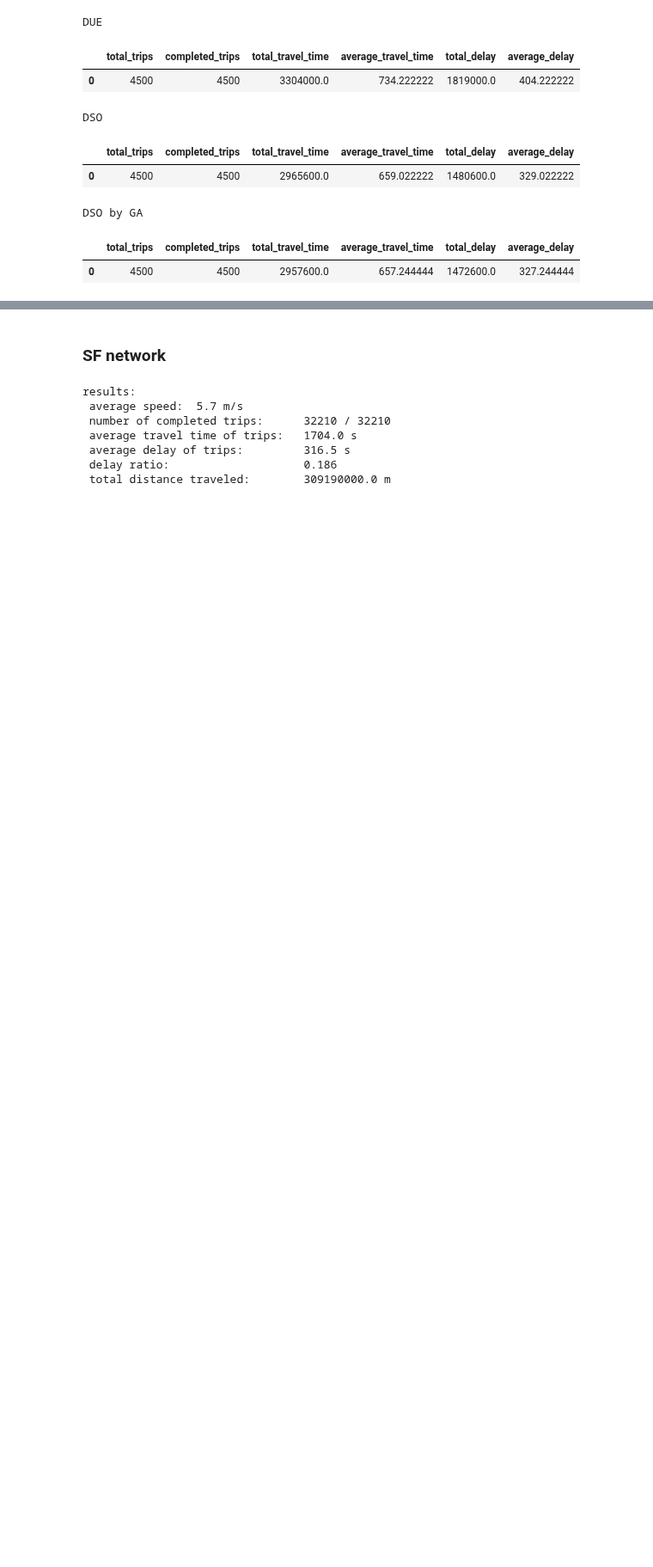
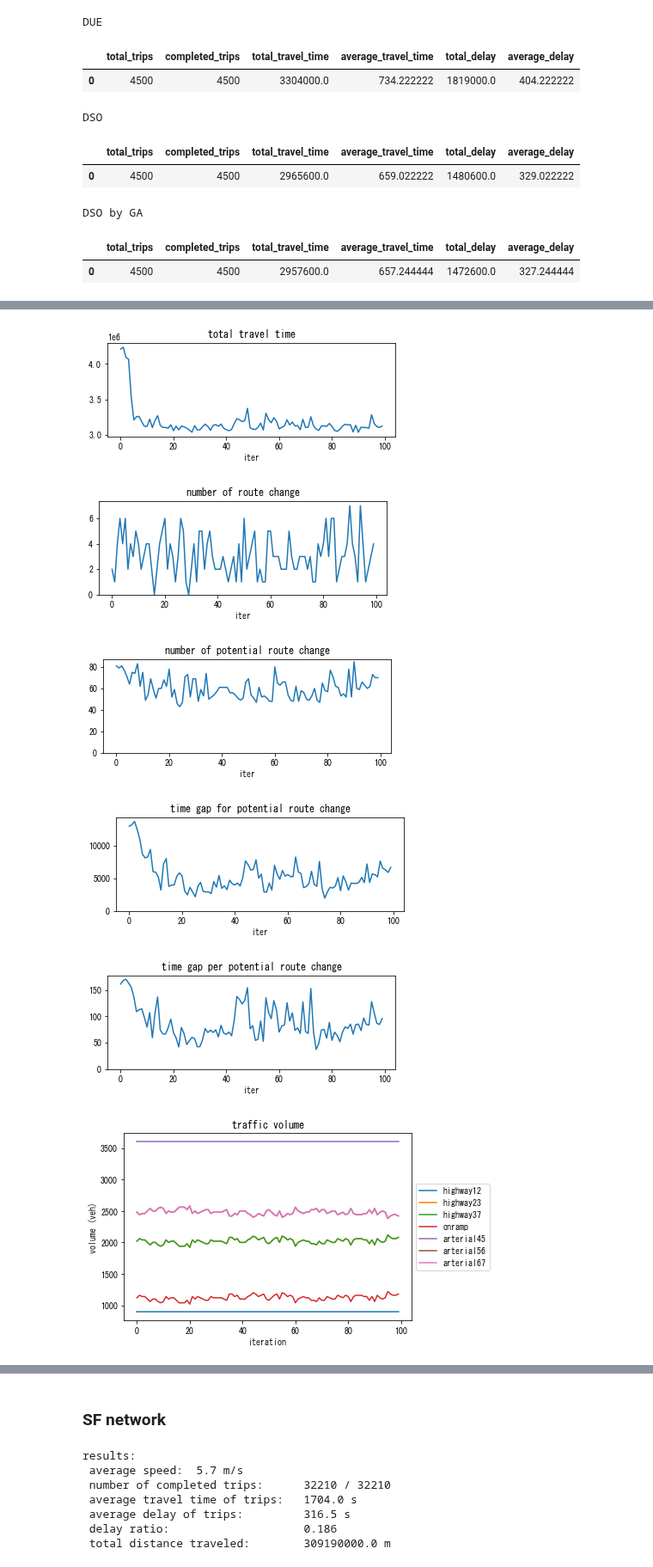
Before and after one commit to toruseo/UXsim, a Jupyter notebook: demos_and_examples/demo_notebook_09en_dynamic_traffic_assignment.ipynb, the cells around one changed output, grey strips where cells are left out. Shown at 86% size. Cells and saved outputs as stored; diff of their text form; code cells hidden in the pictures; blank space fills up the shorter version.

```diff
--- a/demos_and_examples/demo_notebook_09en_dynamic_traffic_assignment.ipynb
+++ b/demos_and_examples/demo_notebook_09en_dynamic_traffic_assignment.ipynb
@@ -312,0 +365,11 @@ DSO by GA
+# %%
+solver_DUE_controled.plot_convergence()
+solver_DUE_controled.plot_link_stats()
+solver_DUE_controled.plot_vehicle_stats(orig="4", dest="7")
+# %% [output]
+[figure, added]
+[figure, added]
+[figure, added]
+[figure, added]
+[figure, added]
+[figure, added]
```
Also changed, not shown: parts of 7 cells of this notebook, 6 other files.
